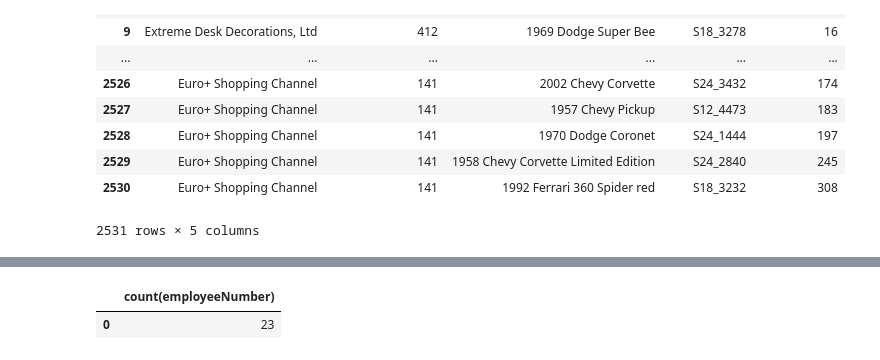
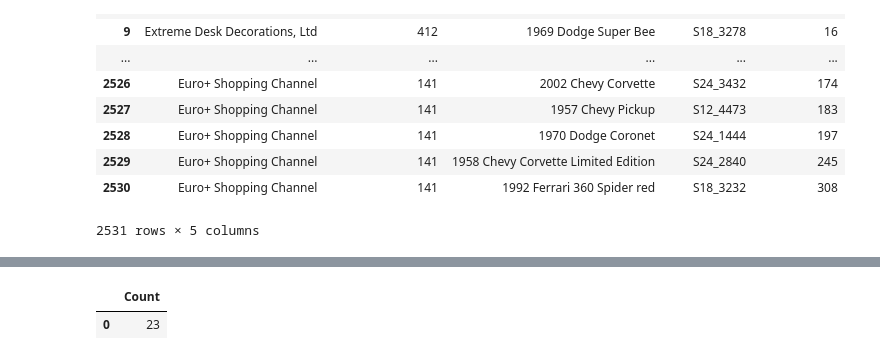
Before and after one commit to oqusous/dsc-more-practice-with-sql-queries-lab-nyc-ds-071519, a Jupyter notebook: index.ipynb, the cells around one changed output, grey strips where cells are left out. Drawn from its saved outputs; the diff is of its cells as text; code cells hidden in the pictures.

```diff
--- a/index.ipynb
+++ b/index.ipynb
@@ -220,29 +220,29 @@ Finally, get the first name, last name, employee number, and office code for emp
 # %%
 # c.execute("""SELECT count(employeeNumber) as Number_of_Emps, officeCode, city
 #              FROM employees
 #              LEFT JOIN offices
 #              USING (officeCode)
 #              GROUP BY officeCode
 #              HAVING count(employeeNumber) < 5""")
 # df = pd.DataFrame(c.fetchall())
 # df.columns = [x[0] for x in c.description]
 # df
 
 # c.execute("""SELECT firstname, lastname, officeCode
 #              FROM employees
 #              WHERE officeCode IN (SELECT count(employeeNumber) as number0E
 #                                  FROM employees
 #                                  GROUP BY officeCode
 #                                  WHERE count(employeeNumber) < 5)""")
 # df = pd.DataFrame(c.fetchall())
 # df.columns = [x[0] for x in c.description]
 # df
-c.execute("""SELECT count(employeeNumber) FROM Employees;""")
+c.execute("""SELECT count(employeeNumber) as Count FROM Employees;""")
 df = pd.DataFrame(c.fetchall())
 df.columns = [x[0] for x in c.description]
 df
 # %% [output]
-|  | count(employeeNumber) |
+|  | Count |
 | 0 | 23 |
 # %% [markdown]
 #### Expected Output
```
